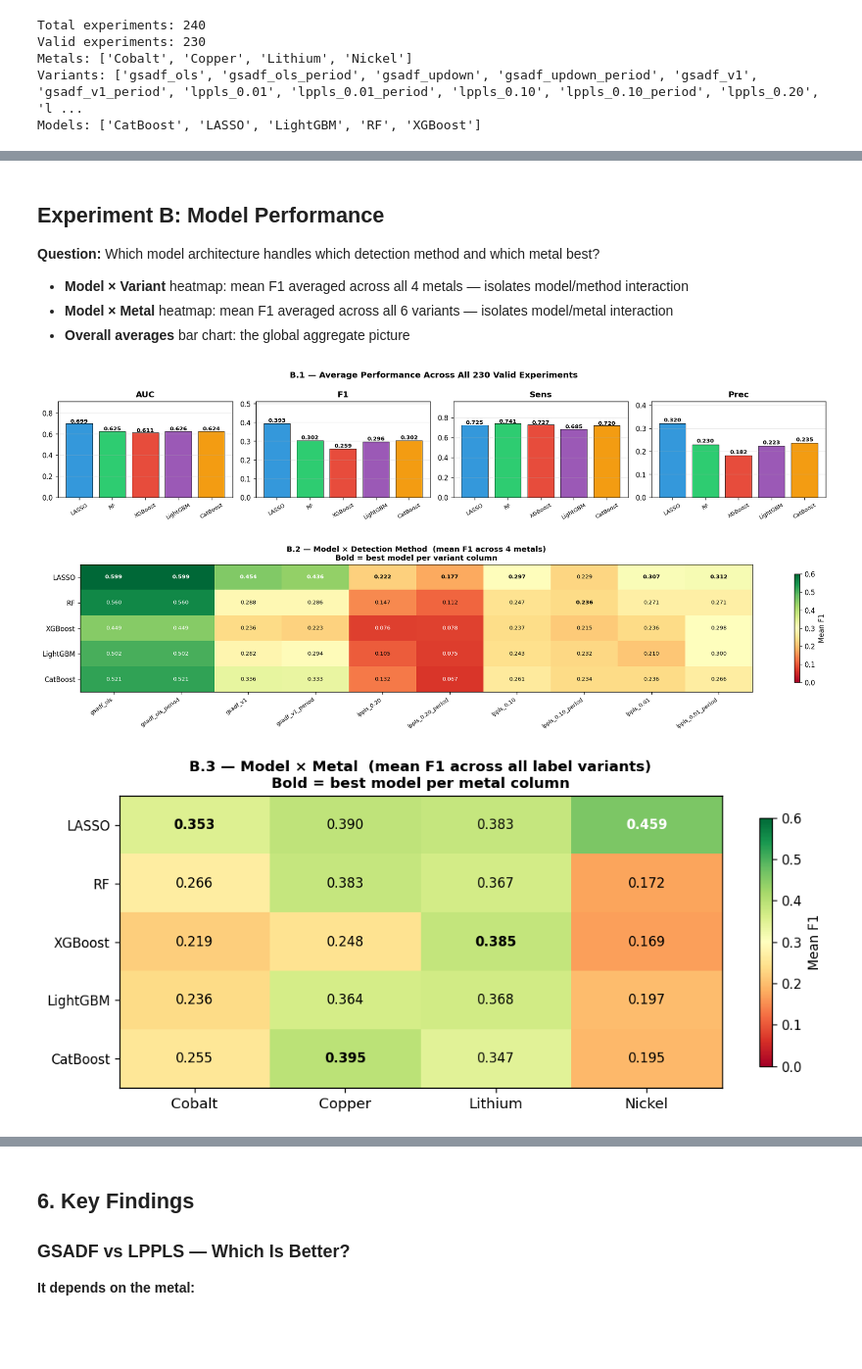
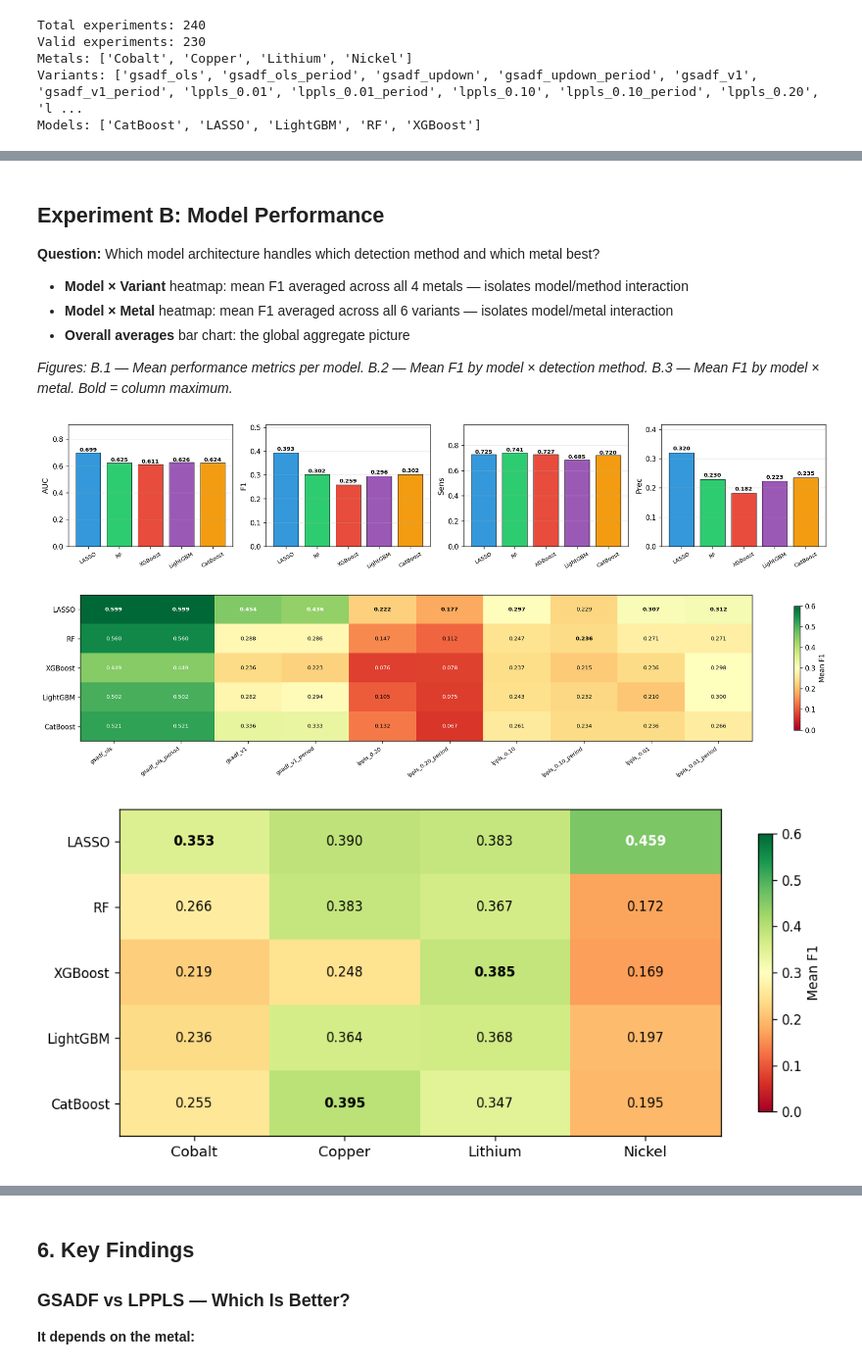
Before and after one commit to Doosheck/metals, a Jupyter notebook: notebooks/03_master_summary.ipynb, the cells around one changed output, grey strips where cells are left out. Shown at 98% size. Saved outputs shown, nothing was run; the diff lists cells and outputs as text; code cells hidden in the pictures; blank space fills up the shorter version.

```diff
--- a/notebooks/03_master_summary.ipynb
+++ b/notebooks/03_master_summary.ipynb
@@ -158,8 +160,6 @@ bar_colors = [VARIANT_COLORS[v] for v in VARIANTS]
 fig, ax = plt.subplots(figsize=(16, 5))
 pivot_days.plot(kind='bar', ax=ax, width=0.8, color=bar_colors)
 ax.set_ylabel('Bubble Days', fontsize=11)
-ax.set_title('Number of Bubble Days by Metal and Label Variant  (10 variants × 4 metals)',
-             fontsize=13, fontweight='bold')
 # Place legend below the plot to avoid obstructing bars
 ax.legend(
     fontsize=8, ncol=5,
@@ -243,9 +245,7 @@ for ax, pivot, title in zip(axes, [pivot_mean_f1, pivot_best_f1], titles):
                 ax.text(j, i, f'{val:.3f}', ha='center', va='center',
                         fontsize=9, fontweight=bold, color=tc)
     plt.colorbar(im, ax=ax, shrink=0.85, label='F1')
-    ax.set_title(title, fontsize=11, fontweight='bold')
 
-plt.suptitle('Experiment A — Detection Method Quality', fontsize=13, fontweight='bold', y=1.02)
 plt.tight_layout()
 plt.savefig('../outputs/03_exp_a_detection_quality.png', dpi=150,
             bbox_inches='tight', facecolor='white')
@@ -279,6 +279,8 @@ for metal in METAL_ORDER:
 - **Model × Variant** heatmap: mean F1 averaged across all 4 metals — isolates model/method interaction
 - **Model × Metal** heatmap: mean F1 averaged across all 6 variants — isolates model/metal interaction
 - **Overall averages** bar chart: the global aggregate picture
+
+*Figures: B.1 — Mean performance metrics per model. B.2 — Mean F1 by model × detection method. B.3 — Mean F1 by model × metal. Bold = column maximum.*
 # %%
 palette = {'LASSO': '#3498db', 'RF': '#2ecc71', 'XGBoost': '#e74c3c',
            'LightGBM': '#9b59b6', 'CatBoost': '#f39c12'}
@@ -294,15 +296,13 @@ for idx, metric in enumerate(['AUC', 'F1', 'Sens', 'Prec']):
     bars = ax.bar(vals.index, vals.values,
                   color=[palette[m] for m in vals.index],
                   edgecolor='black', lw=0.5)
-    ax.set_title(metric, fontsize=12, fontweight='bold')
+    ax.set_ylabel(metric, fontsize=11)
     ax.set_ylim(0, vals.max() * 1.30)
     ax.tick_params(axis='x', rotation=30, labelsize=8)
     ax.grid(axis='y', alpha=0.3)
     for bar, val in zip(bars, vals.values):
         ax.text(bar.get_x() + bar.get_width()/2, bar.get_height() + 0.008,
                 f'{val:.3f}', ha='center', fontsize=8, fontweight='bold')
-plt.suptitle(f'B.1 — Average Performance Across All {n_exp} Valid Experiments',
-             fontsize=12, fontweight='bold')
 plt.tight_layout()
 plt.savefig('../outputs/03_exp_b1_model_avg.png', dpi=150,
             bbox_inches='tight', facecolor='white')
@@ -329,46 +329,40 @@ for i in range(len(models_present)):
             ax.text(j, i, f'{val:.3f}', ha='center', va='center',
                     fontsize=8, fontweight=bold, color=tc)
 plt.colorbar(im, ax=ax, shrink=0.85, label='Mean F1')
-ax.set_title('B.2 — Model × Detection Method  (mean F1 across 4 metals)\n'
-             'Bold = best model per variant column',
-             fontsize=11, fontweight='bold')
 plt.tight_layout()
 plt.savefig('../outputs/03_exp_b2_model_variant.png', dpi=150,
             bbox_inches='tight', facecolor='white')
 plt.show()
 
 # ── B.3. Model × Metal heatmap (mean across variants) ────────────────────
 pivot_mm = (df_r.groupby(['Model', 'Metal'])['F1'].mean()
             .unstack('Metal')
             .reindex(index=models_present, columns=METAL_ORDER))
 
 fig, ax = plt.subplots(figsize=(9, 4))
 im = ax.imshow(pivot_mm.values, cmap='RdYlGn', aspect='auto', vmin=0, vmax=0.6)
 ax.set_xticks(range(len(METAL_ORDER)))
 ax.set_xticklabels(METAL_ORDER, fontsize=11)
 ax.set_yticks(range(len(models_present)))
 ax.set_yticklabels(models_present, fontsize=10)
 for i in range(len(models_present)):
     for j in range(len(METAL_ORDER)):
         val = pivot_mm.iloc[i, j]
         if not np.isnan(val):
             col_max = pivot_mm.iloc[:, j].max()
             bold = 'bold' if val == col_max else 'normal'
             tc   = 'white' if val > 0.42 or val < 0.08 else 'black'
             ax.text(j, i, f'{val:.3f}', ha='center', va='center',
                     fontsize=10, fontweight=bold, color=tc)
 plt.colorbar(im, ax=ax, shrink=0.85, label='Mean F1')
-ax.set_title('B.3 — Model × Metal  (mean F1 across all label variants)\n'
-             'Bold = best model per metal column',
-             fontsize=11, fontweight='bold')
 plt.tight_layout()
 plt.savefig('../outputs/03_exp_b3_model_metal.png', dpi=150,
             bbox_inches='tight', facecolor='white')
 plt.show()
 # %% [output]
-[figure, old version]
+[figure, new version]
-[figure, old version]
+[figure, new version]
-[figure, old version]
+[figure, new version]
 # %% [markdown]
 ## Experiment C: Optimal Combination — Best (Method + Model) per Metal
 
```
Also changed, not shown: parts of 13 cells of this notebook, 38 other files.
